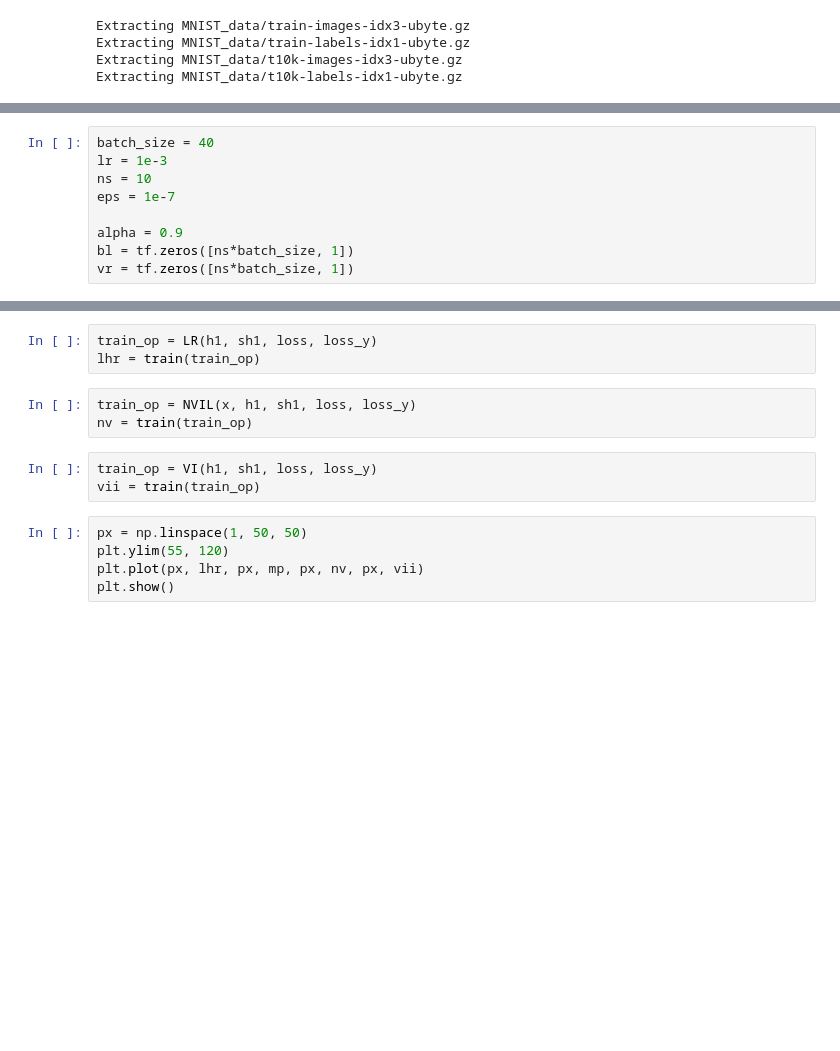
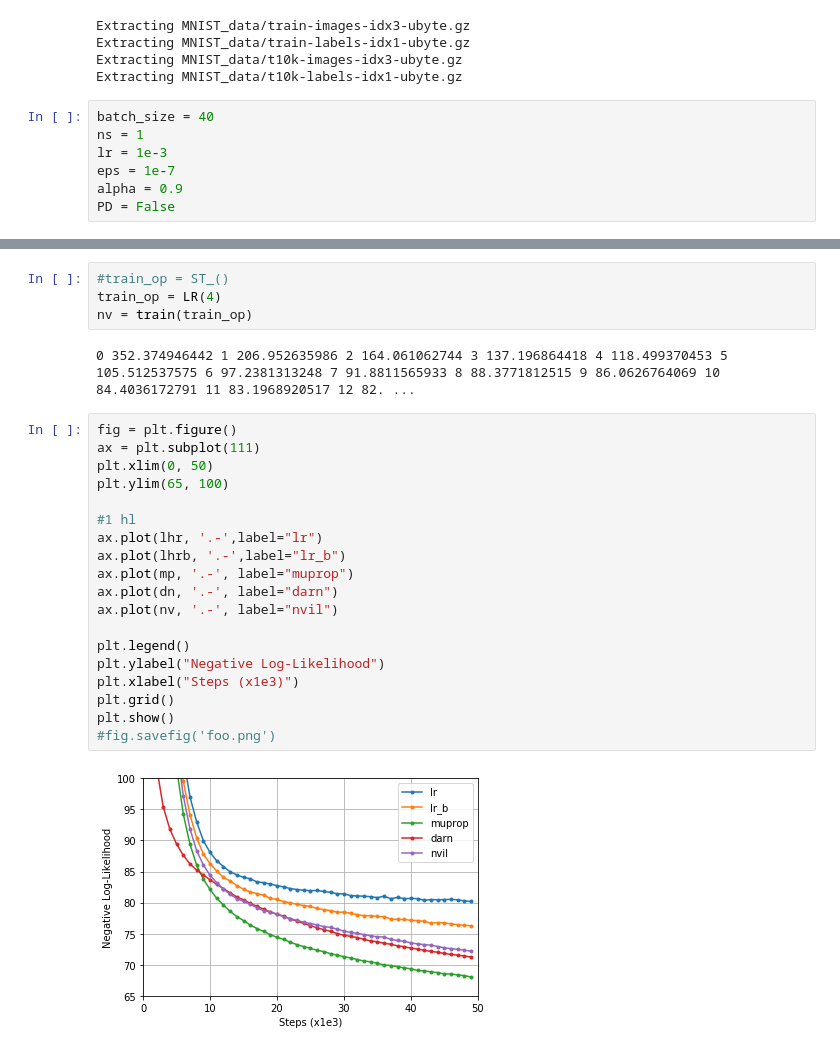
Before and after one commit to ethihsy/cc, a Jupyter notebook: gd_est.ipynb, the cells around one changed output, grey strips where cells are left out. Drawn from its saved outputs; the diff is of its cells as text; blank space fills up the shorter version.

```diff
--- a/gd_est.ipynb
+++ b/gd_est.ipynb
@@ -15,6 +15,13 @@ Extracting MNIST_data/train-images-idx3-ubyte.gz
 Extracting MNIST_data/train-labels-idx1-ubyte.gz
 Extracting MNIST_data/t10k-images-idx3-ubyte.gz
 Extracting MNIST_data/t10k-labels-idx1-ubyte.gz
+# %%
+batch_size = 40
+ns = 1
+lr = 1e-3
+eps = 1e-7
+alpha = 0.9
+PD = False
 # %%
 def add_layer(inputs, wn, bn, in_dim, out_dim, af=None):
     try:
@@ -100,11 +44,2 @@ def DARN(h1, sh1, y_, loss_y, loss):
-# %%
-batch_size = 40
-lr = 1e-3
-ns = 10
-eps = 1e-7
-
-alpha = 0.9
-bl = tf.zeros([ns*batch_size, 1])
-vr = tf.zeros([ns*batch_size, 1])
 # %%
 x = tf.placeholder(tf.float32, [None, 392])
@@ -187,14 +133,27 @@ stl = train(train_op)
-# %%
-train_op = LR(h1, sh1, loss, loss_y)
-lhr = train(train_op)
-# %%
-train_op = NVIL(x, h1, sh1, loss, loss_y)
-nv = train(train_op)
-# %%
-train_op = VI(h1, sh1, loss, loss_y)
-vii = train(train_op)
-# %%
-px = np.linspace(1, 50, 50)
-plt.ylim(55, 120)
-plt.plot(px, lhr, px, mp, px, nv, px, vii)
-plt.show()
+# %%
+#train_op = ST_()
+train_op = LR(4)
+nv = train(train_op)
+# %% [output]
+0 352.374946442 1 206.952635986 2 164.061062744 3 137.196864418 4 118.499370453 5 105.512537575 6 97.2381313248 7 91.8811565933 8 88.3771812515 9 86.0626764069 10 84.4036172791 11 83.1968920517 12 82. ...
+# %%
+fig = plt.figure()
+ax = plt.subplot(111)
+plt.xlim(0, 50)
+plt.ylim(65, 100)
+
+#1 hl
+ax.plot(lhr, '.-',label="lr")
+ax.plot(lhrb, '.-',label="lr_b")
+ax.plot(mp, '.-', label="muprop")
+ax.plot(dn, '.-', label="darn")
+ax.plot(nv, '.-', label="nvil")
+
+plt.legend()
+plt.ylabel("Negative Log-Likelihood")
+plt.xlabel("Steps (x1e3)")
+plt.grid()
+plt.show()
+#fig.savefig('foo.png')
+# %% [output]
+[figure, added]
```
Also changed, not shown: parts of 9 cells of this notebook.
